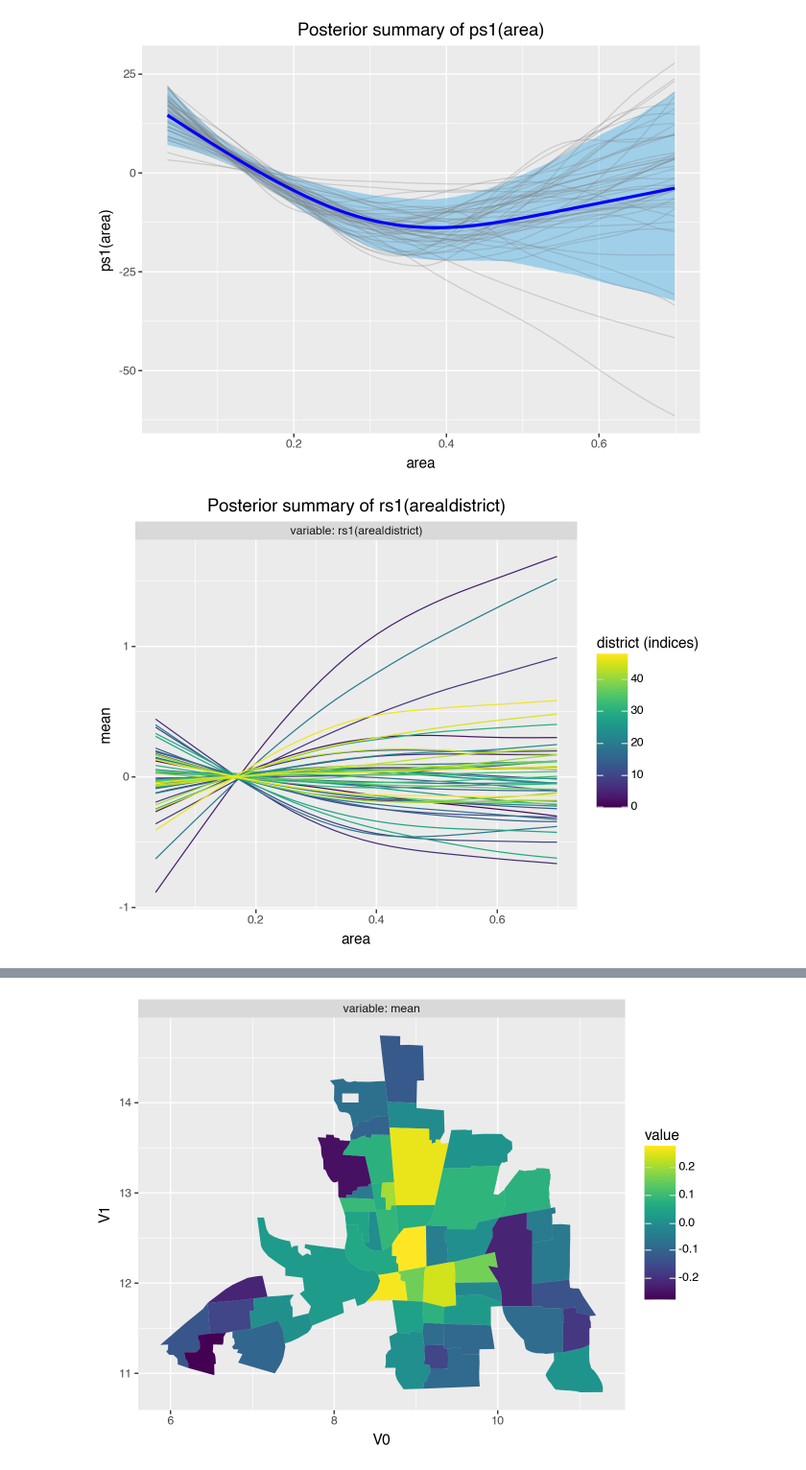
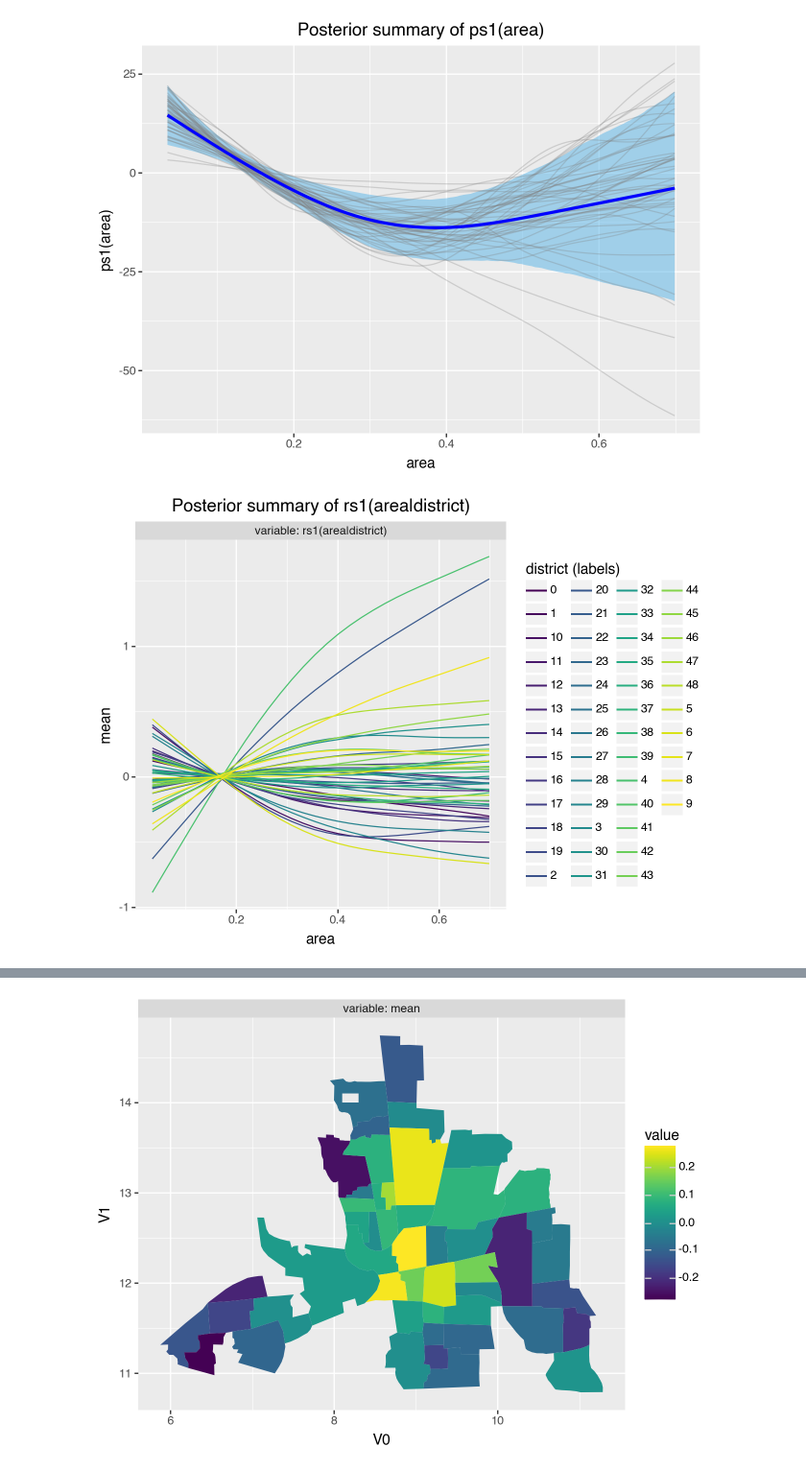
Before and after one commit to liesel-devs/liesel_gam, a Jupyter notebook: notebooks/test_rs_nonlin.ipynb, the cells around one changed output, grey strips where cells are left out. Shown: that part at 96% size. Drawn from its saved outputs; the diff is of its cells as text; code cells hidden in the pictures.

```diff
--- a/notebooks/test_rs_nonlin.ipynb
+++ b/notebooks/test_rs_nonlin.ipynb
@@ -138,12 +138,10 @@ gam.plot_1d_smooth(term=model.vars[smooth.name], samples=samples)
 [figure]
 # %%
 gam.plot_1d_smooth_clustered(
-    term=model.vars["rs1(area|district)"],
-    x=model.vars["area"],
-    cluster=model.vars["district"],
+    clustered_term=model.vars["rs1(area|district)"],
     samples=samples,
     ngrid=30,
 )
 # %% [output]
-[figure, old version]
+[figure, new version]
 # %%
```
Also changed, not shown: parts of 2 cells of this notebook, 9 other files.
